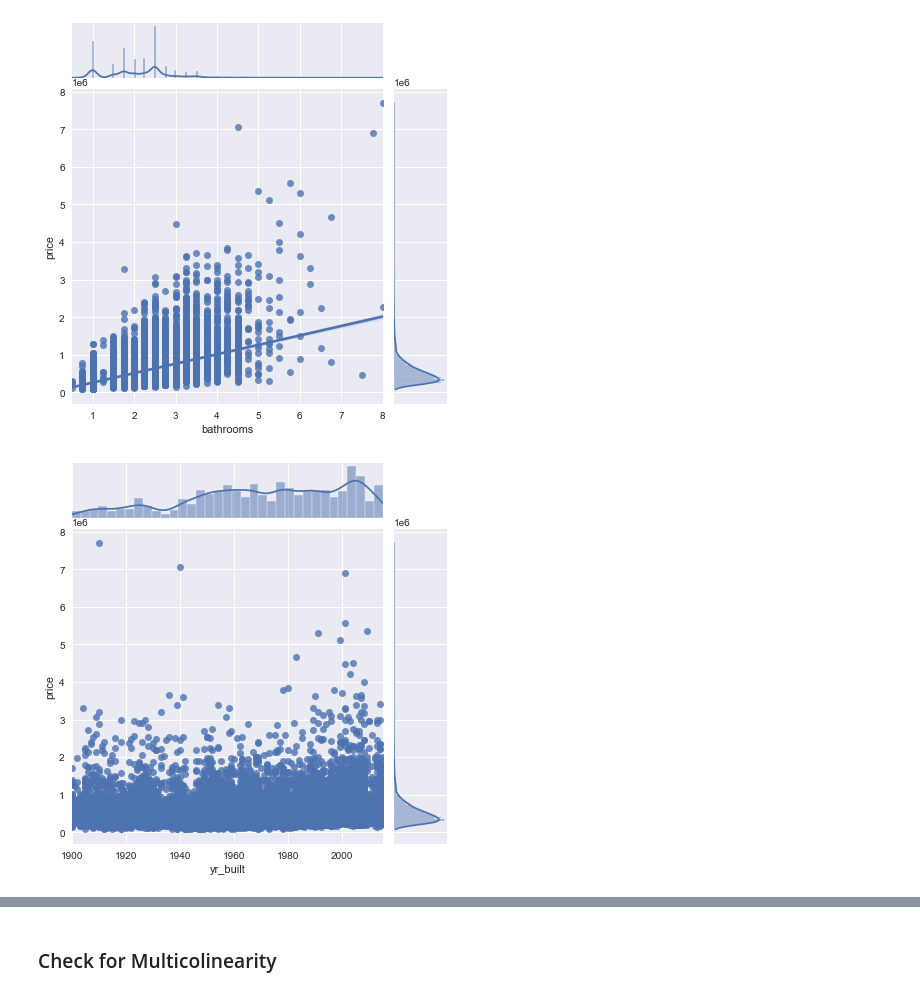
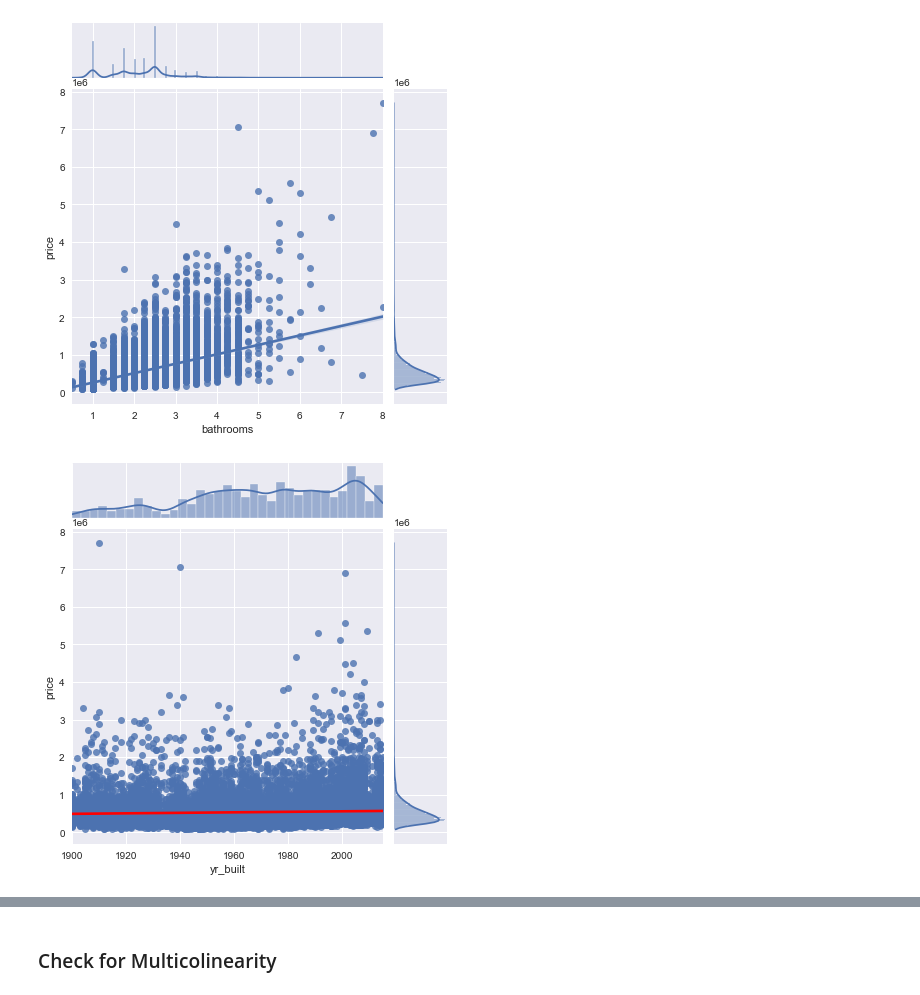
Before and after one commit to henrysvg/dsc-phase-2-project-v2-3, a Jupyter notebook: student.ipynb, the cells around one changed output, grey strips where cells are left out. Drawn from its saved outputs; the diff is of its cells as text; code cells hidden in the pictures.

Commit message:
continued cleaning data

```diff
--- a/student.ipynb
+++ b/student.ipynb
@@ -161,0 +173,4 @@ dtype: int64
+# %%
+data['yr_renovated'].fillna(0.0, inplace=True)
+# %%
+data['yr_renovated']=data['yr_renovated'].apply(lambda x: 1 if x!=0 else x)
@@ -161,0 +199,4 @@ dtype: int64
+# %%
+data['view'].fillna('NONE', inplace=True)
+# %%
+data['view']=data['view'].apply(lambda x: 0 if x== 'NONE' else 1)
@@ -200,11 +289,13 @@ sns.set_style("darkgrid")
 # %% [output]
 [figure]
 # %%
-sns.jointplot('yr_built', 'price', data=data, kind='reg')
+g = sns.jointplot('yr_built', 'price', data=data, kind='reg')
+regline = g.ax_joint.get_lines()[0]
+regline.set_color('red')
 plt.style.use('seaborn')
 sns.set_style("darkgrid")
 # %% [output]
-[figure, old version]
+[figure, new version]
 # %%
 sns.jointplot('yr_renovated', 'price', data=data, kind='reg')
 plt.style.use('seaborn')
```
Also changed, not shown: parts of 43 cells of this notebook.
